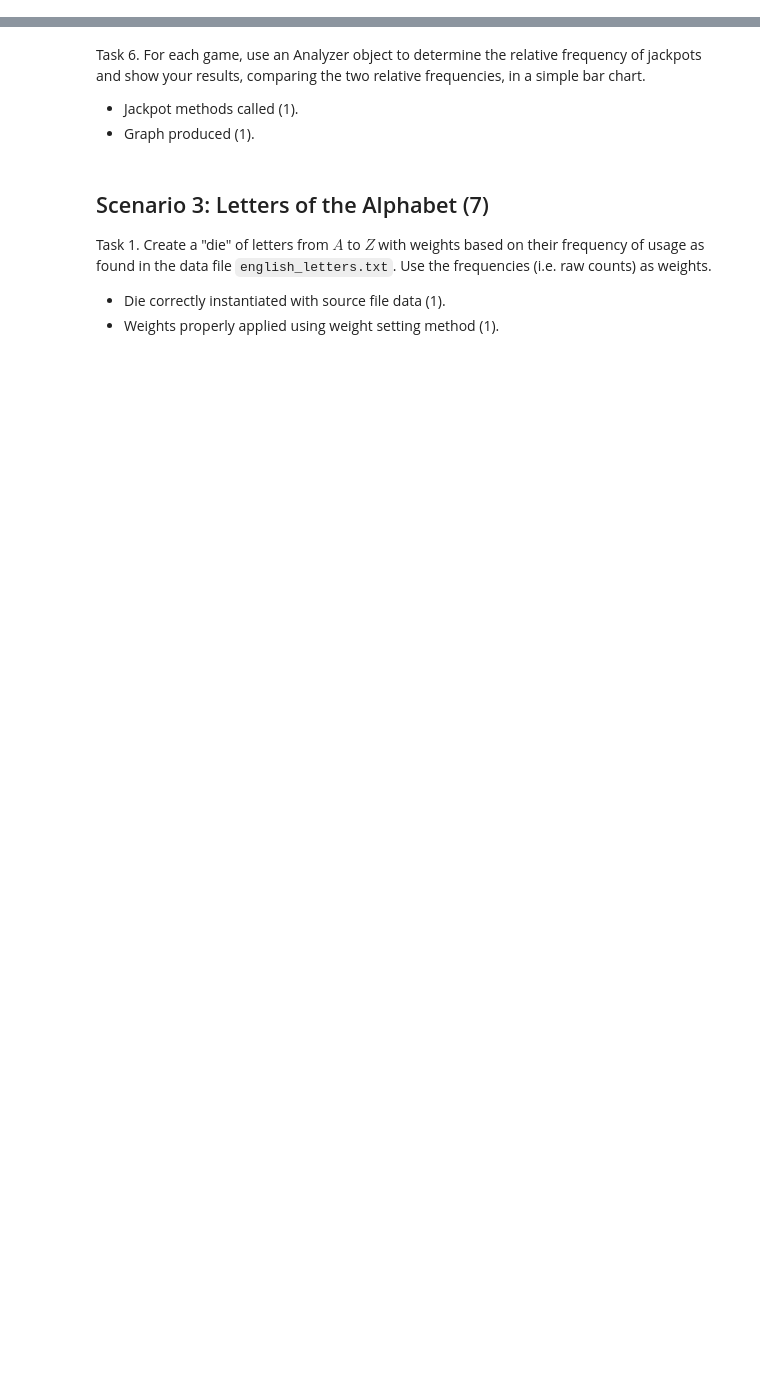
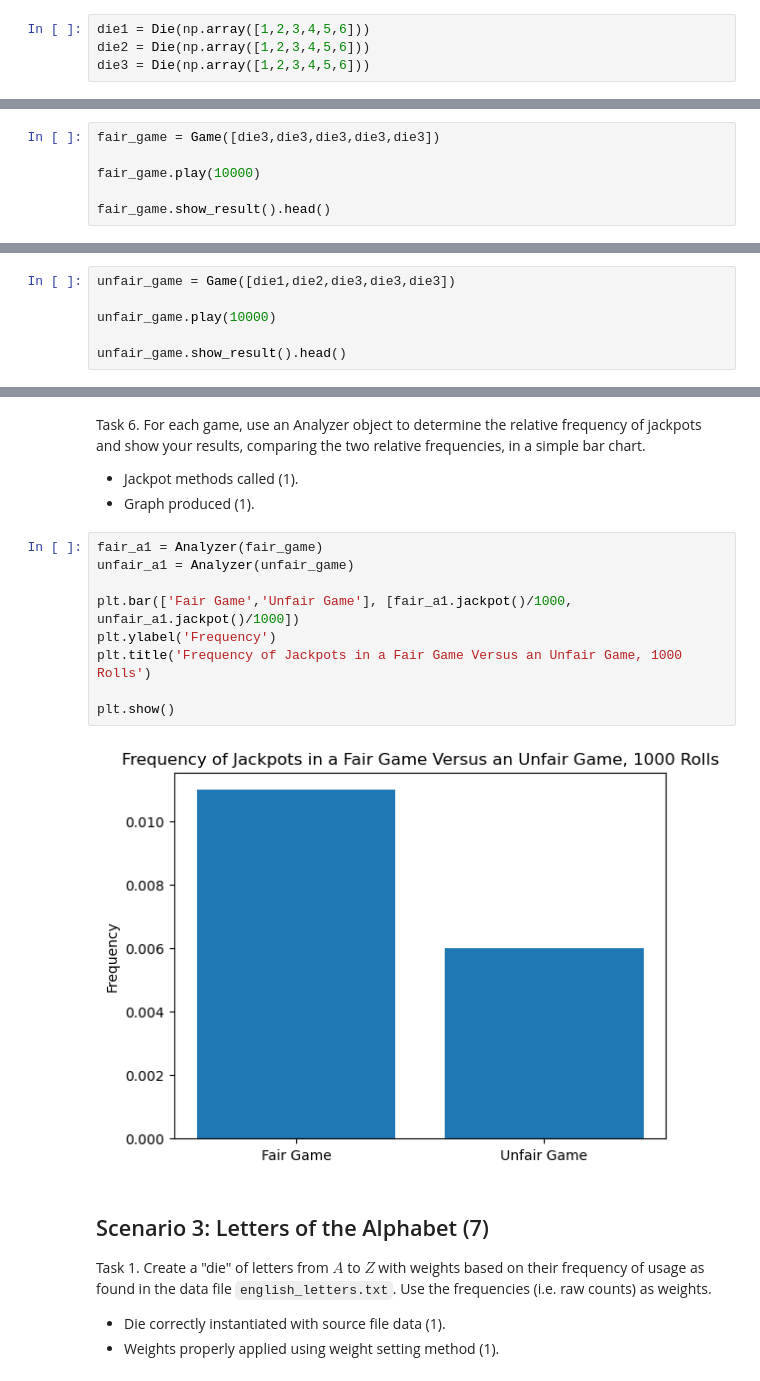
Before and after one commit to jackburke12/ds5100_final_project, a Jupyter notebook: DS5100_Final_Project_jpb2uj.ipynb, the cells around one changed output, grey strips where cells are left out. Cells and saved outputs as stored; diff of their text form; blank space fills up the shorter version.

```diff
--- a/DS5100_Final_Project_jpb2uj.ipynb
+++ b/DS5100_Final_Project_jpb2uj.ipynb
@@ -529,6 +579,10 @@ Task 6. Show your results, comparing the two relative frequencies, in a simple b
 Task 1. Create three dice, each with six sides having the faces 1 through 6.
 
 - Three die objects created (1).
+# %%
+die1 = Die(np.array([1,2,3,4,5,6]))
+die2 = Die(np.array([1,2,3,4,5,6]))
+die3 = Die(np.array([1,2,3,4,5,6]))
 # %% [markdown]
 Task 2. Convert one of the dice to an unfair one by weighting the face $6$ five times more than the other weights (i.e. it has weight of 5 and the others a weight of 1 each).
 
@@ -542,3 +620,9 @@ Task 4. Play a game of $10000$ rolls with $5$ fair dice.
 
 - Game class properly instantiated (1).
 - Play method called properly (1).
+# %%
+fair_game = Game([die3,die3,die3,die3,die3])
+
+fair_game.play(10000)
+
+fair_game.show_result().head()
@@ -547,3 +638,9 @@ Task 5. Play another game of $10000$ rolls, this time with $2$ unfair dice, one
 
 - Game class properly instantiated (1).
 - Play method called properly (1).
+# %%
+unfair_game = Game([die1,die2,die3,die3,die3])
+
+unfair_game.play(10000)
+
+unfair_game.show_result().head()
@@ -552,6 +656,17 @@ Task 6. For each game, use an Analyzer object to determine the relative frequenc
 
 - Jackpot methods called (1).
 - Graph produced (1).
+# %%
+fair_a1 = Analyzer(fair_game)
+unfair_a1 = Analyzer(unfair_game)
+
+plt.bar(['Fair Game','Unfair Game'], [fair_a1.jackpot()/1000, unfair_a1.jackpot()/1000])
+plt.ylabel('Frequency')
+plt.title('Frequency of Jackpots in a Fair Game Versus an Unfair Game, 1000 Rolls')
+
+plt.show()
+# %% [output]
+[figure, added]
 # %% [markdown]
 ## Scenario 3: Letters of the Alphabet (7)
 
```
Also changed, not shown: parts of 17 cells of this notebook.
